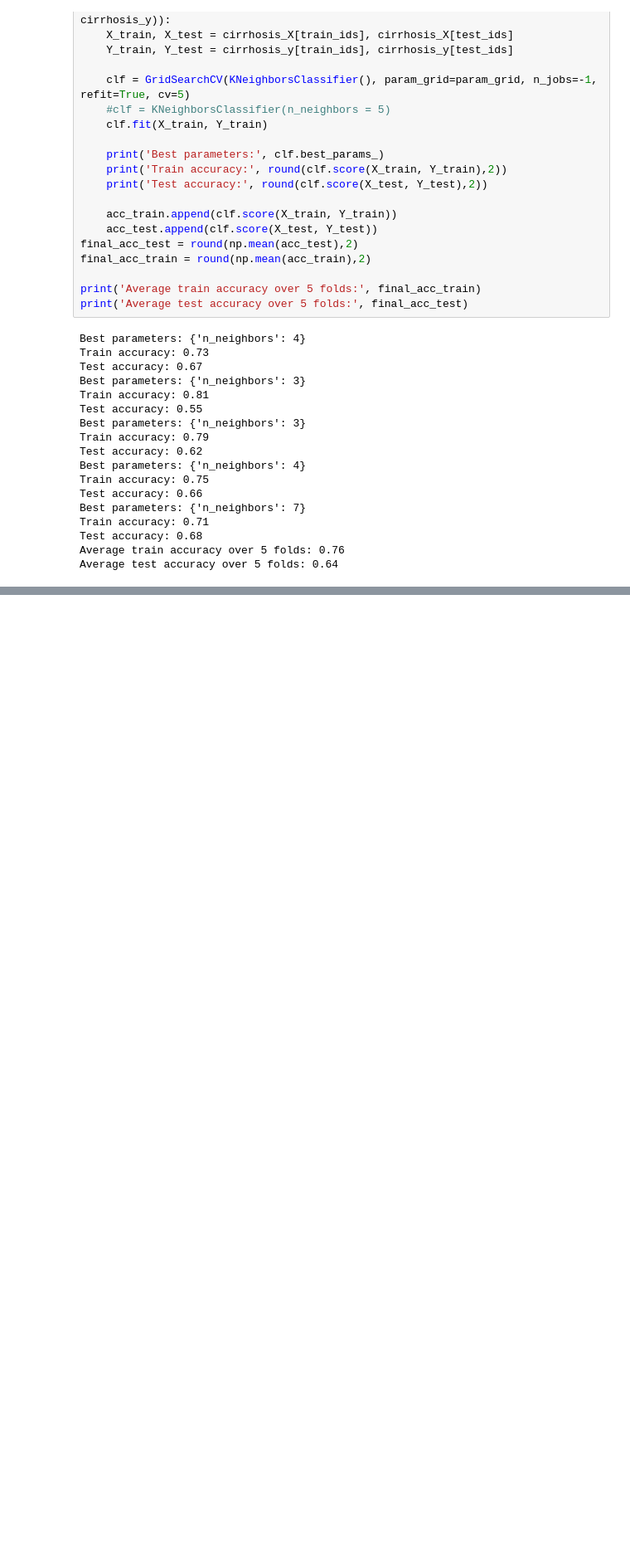
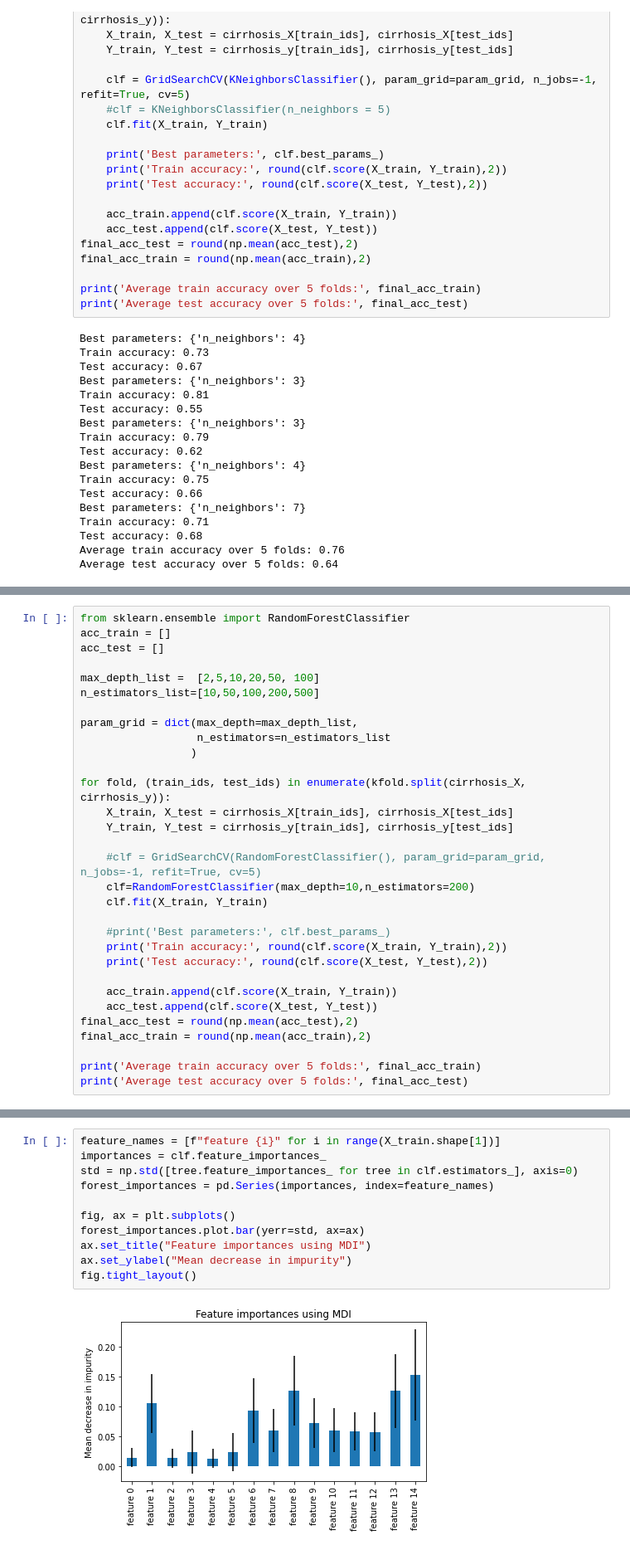
Before and after one commit to NaomiChmielewski/medicalProject, a Jupyter notebook: projet_medical.ipynb, the cells around one changed output, grey strips where cells are left out. Shown at 83% size. Drawn from its saved outputs; the diff is of its cells as text; blank space fills up the shorter version.

Commit message:
Added RandomForest,NN, NaiveBayes, QDA

```diff
--- a/projet_medical.ipynb
+++ b/projet_medical.ipynb
@@ -688,0 +692,31 @@ Average test accuracy over 5 folds: 0.64
+# %%
+from sklearn.ensemble import RandomForestClassifier
+acc_train = []
+acc_test = []
+
+max_depth_list =  [2,5,10,20,50, 100]
+n_estimators_list=[10,50,100,200,500]
+
+param_grid = dict(max_depth=max_depth_list,
+                  n_estimators=n_estimators_list
+                 )
+
+for fold, (train_ids, test_ids) in enumerate(kfold.split(cirrhosis_X, cirrhosis_y)):
+    X_train, X_test = cirrhosis_X[train_ids], cirrhosis_X[test_ids]
+    Y_train, Y_test = cirrhosis_y[train_ids], cirrhosis_y[test_ids]
+
+    #clf = GridSearchCV(RandomForestClassifier(), param_grid=param_grid, n_jobs=-1, refit=True, cv=5)
+    clf=RandomForestClassifier(max_depth=10,n_estimators=200)
+    clf.fit(X_train, Y_train)
+
+    #print('Best parameters:', clf.best_params_)
+    print('Train accuracy:', round(clf.score(X_train, Y_train),2))
+    print('Test accuracy:', round(clf.score(X_test, Y_test),2))
+
+    acc_train.append(clf.score(X_train, Y_train))
+    acc_test.append(clf.score(X_test, Y_test))
+final_acc_test = round(np.mean(acc_test),2)
+final_acc_train = round(np.mean(acc_train),2)
+
+print('Average train accuracy over 5 folds:', final_acc_train)
+print('Average test accuracy over 5 folds:', final_acc_test)
@@ -688,0 +736,13 @@ Average test accuracy over 5 folds: 0.64
+# %%
+feature_names = [f"feature {i}" for i in range(X_train.shape[1])]
+importances = clf.feature_importances_
+std = np.std([tree.feature_importances_ for tree in clf.estimators_], axis=0)
+forest_importances = pd.Series(importances, index=feature_names)
+
+fig, ax = plt.subplots()
+forest_importances.plot.bar(yerr=std, ax=ax)
+ax.set_title("Feature importances using MDI")
+ax.set_ylabel("Mean decrease in impurity")
+fig.tight_layout()
+# %% [output]
+[figure, added]
```
Also changed, not shown: parts of 16 cells of this notebook.
